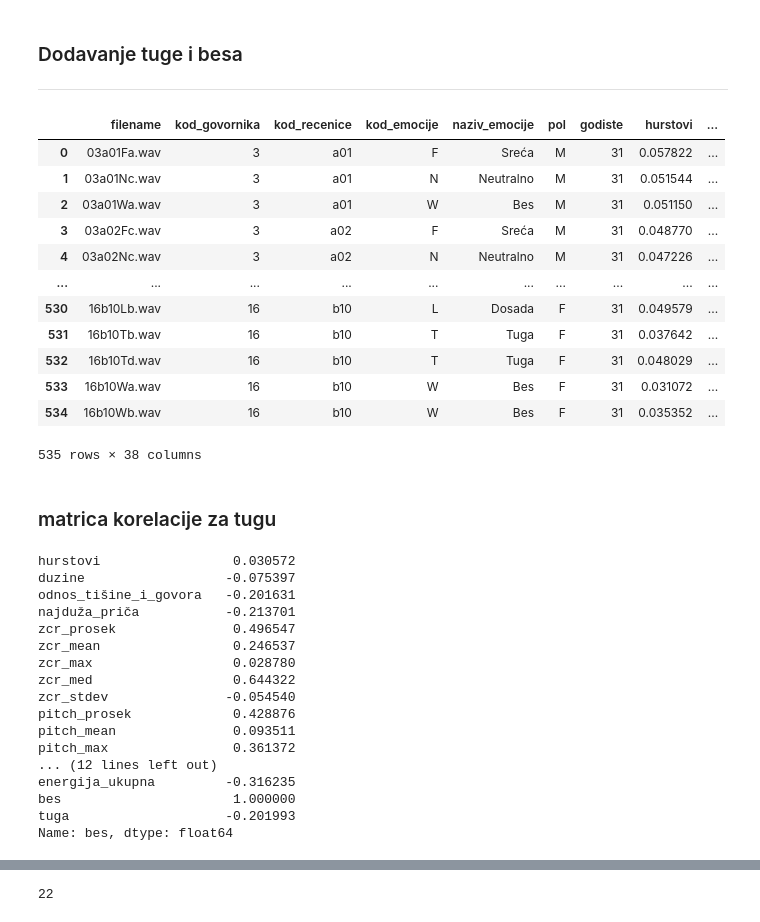
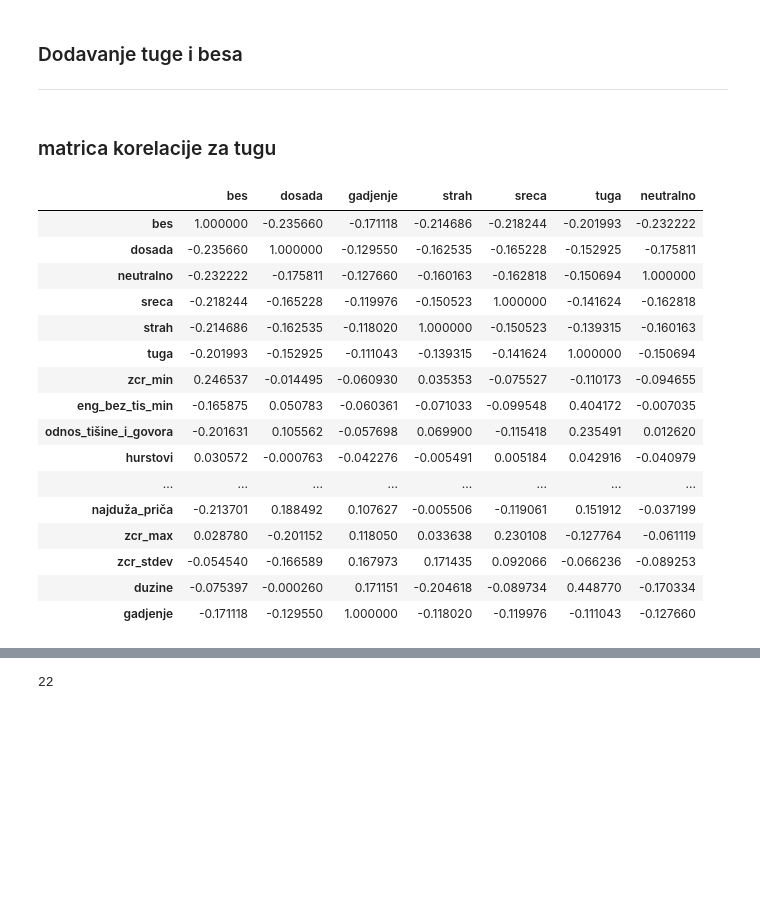
Before and after one commit to pfe-rs/lk-s-2023-prepoznavanje-emocija, a Jupyter notebook: klasifikacija.ipynb, the cells around one changed output, grey strips where cells are left out. Saved outputs shown, nothing was run; the diff lists cells and outputs as text; code cells hidden in the pictures; blank space fills up the shorter version.

```diff
--- a/klasifikacija.ipynb
+++ b/klasifikacija.ipynb
@@ -24,48 +28,45 @@ nemci.head()
 ### Dodavanje tuge i besa
 ---
 # %%
-nemci["bes"] = (nemci["kod_emocije"] == "W") * 1.0
-nemci["tuga"] = (nemci["kod_emocije"] == "T") * 1.0
-nemci["nista"] = (nemci["tuga"] != 1) * 1.0
-nemci["nista"] = (nemci["bes"] != 1) * 1.0 * nemci["nista"]
-nemci
+nemci["bes"]        = (nemci["kod_emocije"] == "W") * 1.0
+nemci["dosada"]     = (nemci["kod_emocije"] == "L") * 1.0
+nemci["gadjenje"]   = (nemci["kod_emocije"] == "E") * 1.0
+nemci["strah"]      = (nemci["kod_emocije"] == "A") * 1.0
+nemci["sreca"]      = (nemci["kod_emocije"] == "F") * 1.0
+nemci["tuga"]       = (nemci["kod_emocije"] == "T") * 1.0
+nemci["neutralno"]  = (nemci["kod_emocije"] == "N") * 1.0
+# nemci["nista"] = (nemci["tuga"] != 1) * 1.0
+# nemci["nista"] = (nemci["bes"] != 1) * 1.0 * nemci["nista"]
+# nemci
-# %% [output]
-|  | filename | kod_govornika | kod_recenice | kod_emocije | naziv_emocije | pol | godiste | hurstovi | ... |
-| 0 | 03a01Fa.wav | 3 | a01 | F | Sreća | M | 31 | 0.057822 | ... |
-| 1 | 03a01Nc.wav | 3 | a01 | N | Neutralno | M | 31 | 0.051544 | ... |
-| 2 | 03a01Wa.wav | 3 | a01 | W | Bes | M | 31 | 0.051150 | ... |
-| 3 | 03a02Fc.wav | 3 | a02 | F | Sreća | M | 31 | 0.048770 | ... |
-| 4 | 03a02Nc.wav | 3 | a02 | N | Neutralno | M | 31 | 0.047226 | ... |
-| ... | ... | ... | ... | ... | ... | ... | ... | ... | ... |
-| 530 | 16b10Lb.wav | 16 | b10 | L | Dosada | F | 31 | 0.049579 | ... |
-| 531 | 16b10Tb.wav | 16 | b10 | T | Tuga | F | 31 | 0.037642 | ... |
-| 532 | 16b10Td.wav | 16 | b10 | T | Tuga | F | 31 | 0.048029 | ... |
-| 533 | 16b10Wa.wav | 16 | b10 | W | Bes | F | 31 | 0.031072 | ... |
-| 534 | 16b10Wb.wav | 16 | b10 | W | Bes | F | 31 | 0.035352 | ... |
-535 rows × 38 columns
 # %% [markdown]
 ### matrica korelacije za tugu
 # %%
 corr_matrix =  nemci.drop(["kod_emocije", "kod_recenice", "filename", "naziv_emocije", "pol", "godiste", "kod_govornika", "mfccovi", "mfccovi_x", "mfccovi_y"], axis=1).corr()
-# %%
-# corr_matrix
-corr_matrix["bes"]
-# %% [output]
-hurstovi                 0.030572
-duzine                  -0.075397
-odnos_tišine_i_govora   -0.201631
-najduža_priča           -0.213701
-zcr_prosek               0.496547
-zcr_mean                 0.246537
-zcr_max                  0.028780
-zcr_med                  0.644322
-zcr_stdev               -0.054540
-pitch_prosek             0.428876
-pitch_mean               0.093511
-pitch_max                0.361372
-... (12 lines left out)
-energija_ukupna         -0.316235
-bes                      1.000000
-tuga                    -0.201993
-Name: bes, dtype: float64
+# %%
+# corr_matrix
+corr_matrix[["bes", "dosada",
+"gadjenje",
+"strah",
+"sreca",
+"tuga",
+"neutralno"]].sort_values(by="gadjenje")
+# corr_matrix.sort_values(by="bes")
+# %% [output]
+|  | bes | dosada | gadjenje | strah | sreca | tuga | neutralno |
+| bes | 1.000000 | -0.235660 | -0.171118 | -0.214686 | -0.218244 | -0.201993 | -0.232222 |
+| dosada | -0.235660 | 1.000000 | -0.129550 | -0.162535 | -0.165228 | -0.152925 | -0.175811 |
+| neutralno | -0.232222 | -0.175811 | -0.127660 | -0.160163 | -0.162818 | -0.150694 | 1.000000 |
+| sreca | -0.218244 | -0.165228 | -0.119976 | -0.150523 | 1.000000 | -0.141624 | -0.162818 |
+| strah | -0.214686 | -0.162535 | -0.118020 | 1.000000 | -0.150523 | -0.139315 | -0.160163 |
+| tuga | -0.201993 | -0.152925 | -0.111043 | -0.139315 | -0.141624 | 1.000000 | -0.150694 |
+| zcr_min | 0.246537 | -0.014495 | -0.060930 | 0.035353 | -0.075527 | -0.110173 | -0.094655 |
+| eng_bez_tis_min | -0.165875 | 0.050783 | -0.060361 | -0.071033 | -0.099548 | 0.404172 | -0.007035 |
+| odnos_tišine_i_govora | -0.201631 | 0.105562 | -0.057698 | 0.069900 | -0.115418 | 0.235491 | 0.012620 |
+| hurstovi | 0.030572 | -0.000763 | -0.042276 | -0.005491 | 0.005184 | 0.042916 | -0.040979 |
+| ... | ... | ... | ... | ... | ... | ... | ... |
+| najduža_priča | -0.213701 | 0.188492 | 0.107627 | -0.005506 | -0.119061 | 0.151912 | -0.037199 |
+| zcr_max | 0.028780 | -0.201152 | 0.118050 | 0.033638 | 0.230108 | -0.127764 | -0.061119 |
+| zcr_stdev | -0.054540 | -0.166589 | 0.167973 | 0.171435 | 0.092066 | -0.066236 | -0.089253 |
+| duzine | -0.075397 | -0.000260 | 0.171151 | -0.204618 | -0.089734 | 0.448770 | -0.170334 |
+| gadjenje | -0.171118 | -0.129550 | 1.000000 | -0.118020 | -0.119976 | -0.111043 | -0.127660 |
 # %%
```
Also changed, not shown: parts of 21 cells of this notebook, 2 other files.
